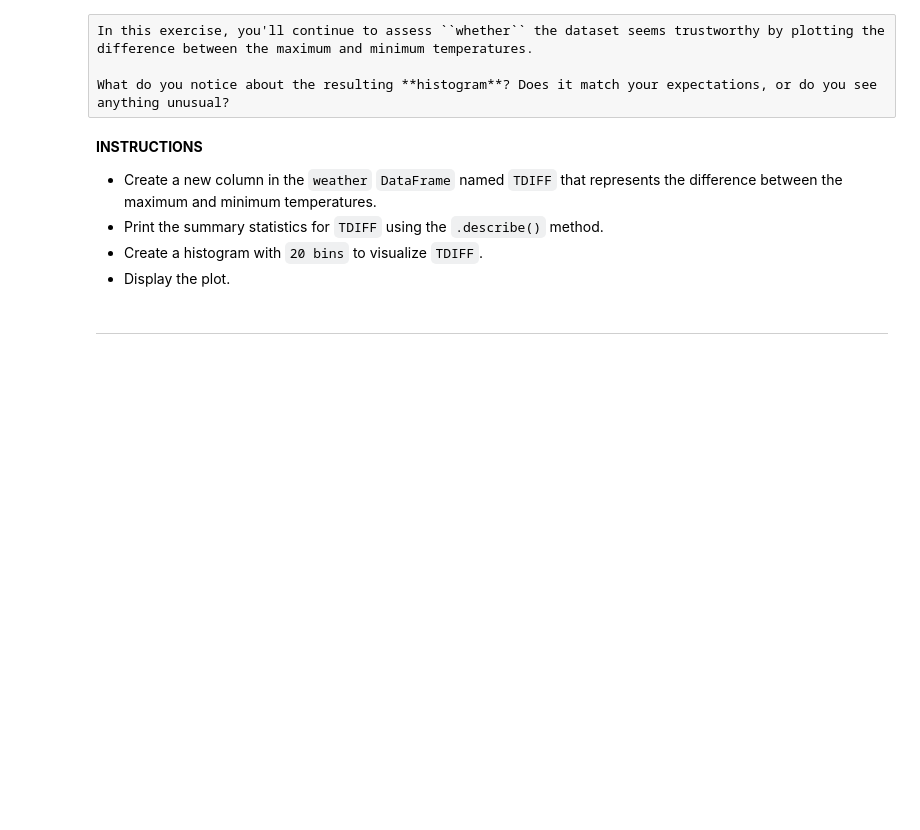
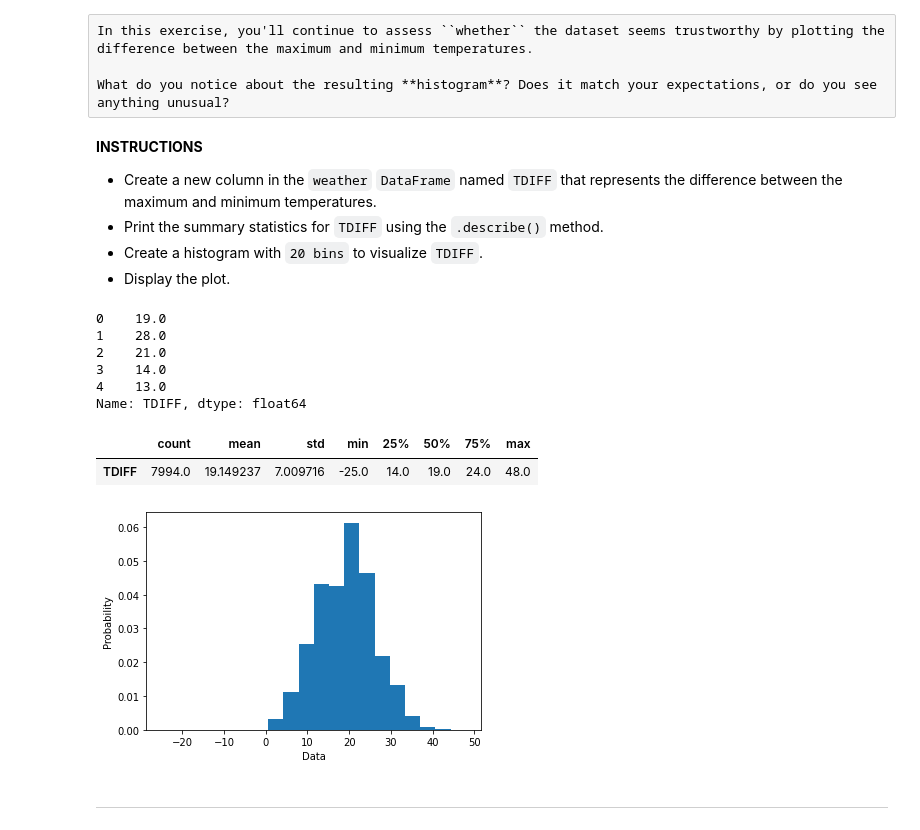
Before and after one commit to Ertugrul-Kurubal/Data-Analysis-With-Python-Projects, a Jupyter notebook: 04-Analyzing The Effect Of Weather On Policing (Student).ipynb, the cells around one changed output. Cells and saved outputs as stored; diff of their text form; code cells hidden in the pictures; blank space fills up the shorter version.

```diff
--- a/04-Analyzing The Effect Of Weather On Policing (Student).ipynb
+++ b/04-Analyzing The Effect Of Weather On Policing (Student).ipynb
@@ -111,6 +123,29 @@ What do you notice about the resulting **histogram**? Does it match your expecta
 *   Print the summary statistics for ``TDIFF`` using the ``.describe()`` method.
 *   Create a histogram with ``20 bins`` to visualize ``TDIFF``.
 *   Display the plot.
+# %%
+df["TDIFF"] = df["TMAX"] - df["TMIN"]
+# %%
+df["TDIFF"].head()
+# %% [output]
+0    19.0
+1    28.0
+2    21.0
+3    14.0
+4    13.0
+Name: TDIFF, dtype: float64
+# %%
+df[["TDIFF"]].describe().T
+# %% [output]
+|  | count | mean | std | min | 25% | 50% | 75% | max |
+| TDIFF | 7994.0 | 19.149237 | 7.009716 | -25.0 | 14.0 | 19.0 | 24.0 | 48.0 |
+# %%
+plt.hist(df[["TDIFF"]], density=True, bins=20)
+plt.ylabel("Probability")
+plt.xlabel("Data")
+plt.show()
+# %% [output]
+[figure, added]
 # %% [markdown]
 ***
 # %% [markdown]
```
Also changed, not shown: parts of 3 cells of this notebook.
